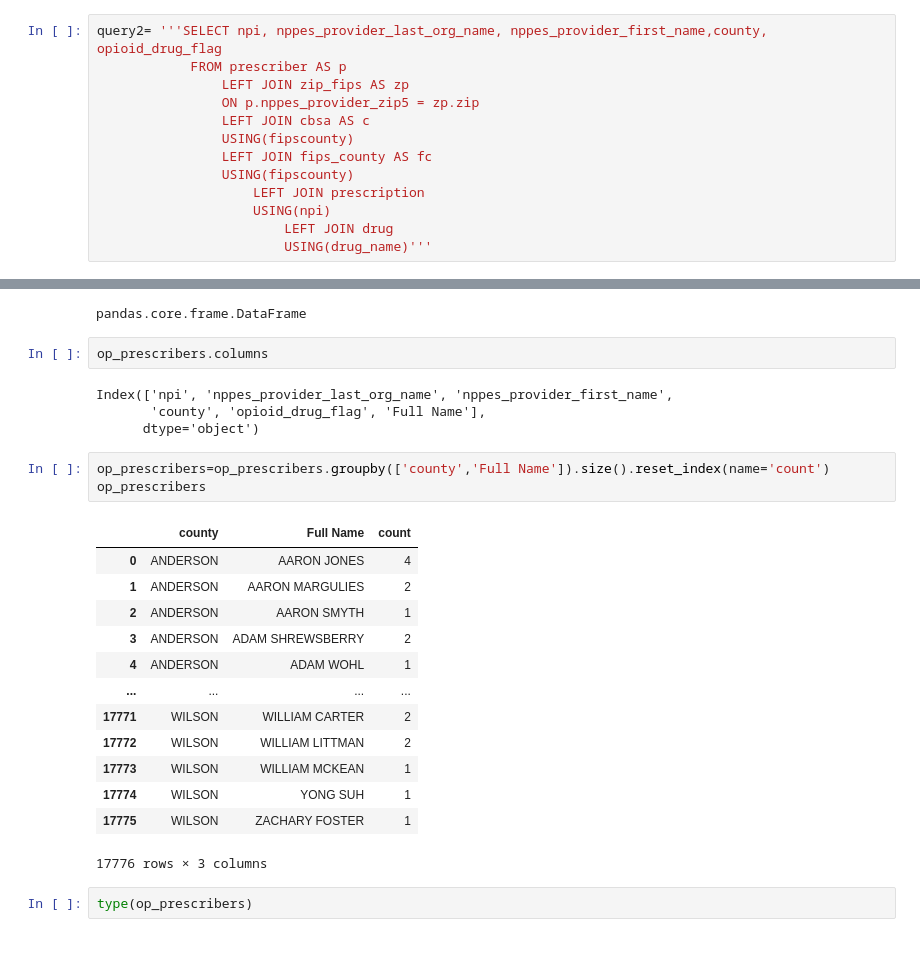
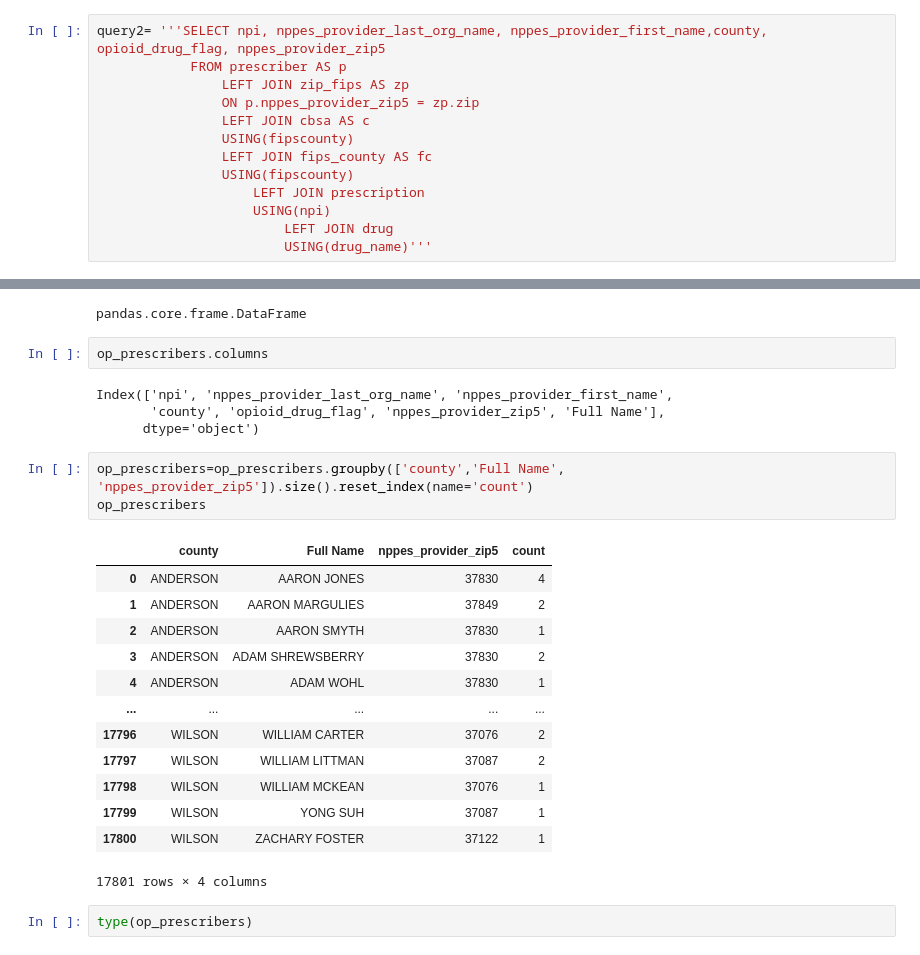
Before and after one commit to NSS-Full-Time-Data-Analytics-14/prescription-drugs-python-heath, a Jupyter notebook: notebooks/PrescriptionPython.ipynb, the cells around one changed output, grey strips where cells are left out. Cells and saved outputs as stored; diff of their text form.

```diff
--- a/notebooks/PrescriptionPython.ipynb
+++ b/notebooks/PrescriptionPython.ipynb
@@ -119,7 +119,7 @@ plt.show
 # %% [markdown]
 Who is the top prescriber in each county?
 # %%
-query2= '''SELECT npi, nppes_provider_last_org_name, nppes_provider_first_name,county, opioid_drug_flag
+query2= '''SELECT npi, nppes_provider_last_org_name, nppes_provider_first_name,county, opioid_drug_flag, nppes_provider_zip5
             FROM prescriber AS p
                 LEFT JOIN zip_fips AS zp
                 ON p.nppes_provider_zip5 = zp.zip
@@ -184,25 +193,25 @@ pandas.core.frame.DataFrame
 op_prescribers.columns
 # %% [output]
 Index(['npi', 'nppes_provider_last_org_name', 'nppes_provider_first_name',
-       'county', 'opioid_drug_flag', 'Full Name'],
+       'county', 'opioid_drug_flag', 'nppes_provider_zip5', 'Full Name'],
       dtype='object')
 # %%
-op_prescribers=op_prescribers.groupby(['county','Full Name']).size().reset_index(name='count')
+op_prescribers=op_prescribers.groupby(['county','Full Name', 'nppes_provider_zip5']).size().reset_index(name='count')
 op_prescribers
 # %% [output]
-|  | county | Full Name | count |
-| 0 | ANDERSON | AARON JONES | 4 |
-| 1 | ANDERSON | AARON MARGULIES | 2 |
-| 2 | ANDERSON | AARON SMYTH | 1 |
-| 3 | ANDERSON | ADAM SHREWSBERRY | 2 |
-| 4 | ANDERSON | ADAM WOHL | 1 |
-| ... | ... | ... | ... |
-| 17771 | WILSON | WILLIAM CARTER | 2 |
-| 17772 | WILSON | WILLIAM LITTMAN | 2 |
-| 17773 | WILSON | WILLIAM MCKEAN | 1 |
-| 17774 | WILSON | YONG SUH | 1 |
-| 17775 | WILSON | ZACHARY FOSTER | 1 |
+|  | county | Full Name | nppes_provider_zip5 | count |
+| 0 | ANDERSON | AARON JONES | 37830 | 4 |
+| 1 | ANDERSON | AARON MARGULIES | 37849 | 2 |
+| 2 | ANDERSON | AARON SMYTH | 37830 | 1 |
+| 3 | ANDERSON | ADAM SHREWSBERRY | 37830 | 2 |
+| 4 | ANDERSON | ADAM WOHL | 37830 | 1 |
+| ... | ... | ... | ... | ... |
+| 17796 | WILSON | WILLIAM CARTER | 37076 | 2 |
+| 17797 | WILSON | WILLIAM LITTMAN | 37087 | 2 |
+| 17798 | WILSON | WILLIAM MCKEAN | 37076 | 1 |
+| 17799 | WILSON | YONG SUH | 37087 | 1 |
+| 17800 | WILSON | ZACHARY FOSTER | 37122 | 1 |
-17776 rows × 3 columns
+17801 rows × 4 columns
 # %%
 type(op_prescribers)
 # %% [output]
```
Also changed, not shown: parts of 5 cells of this notebook.
